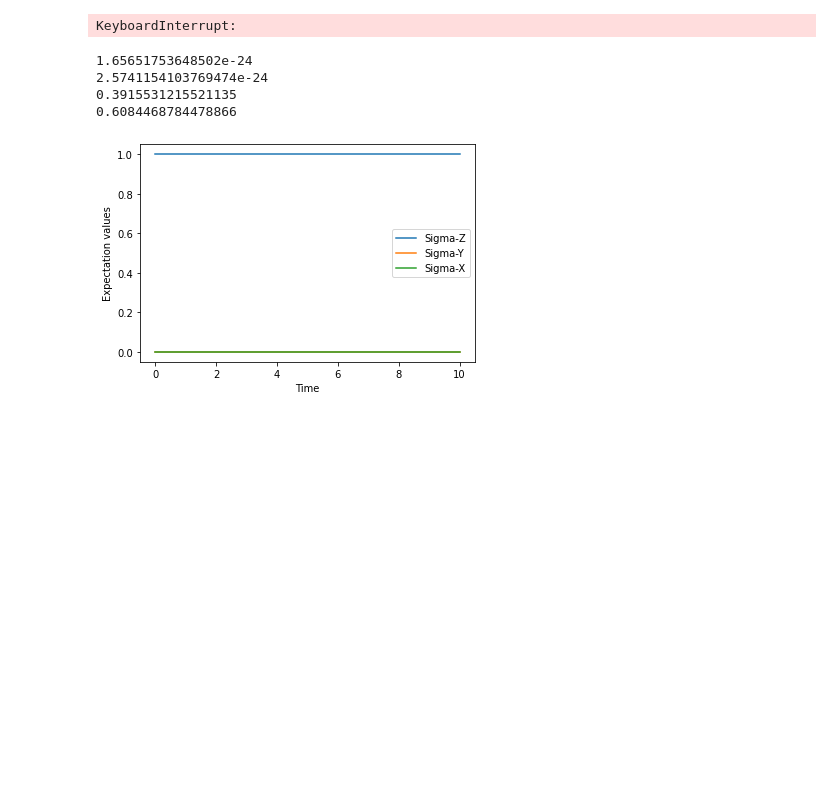
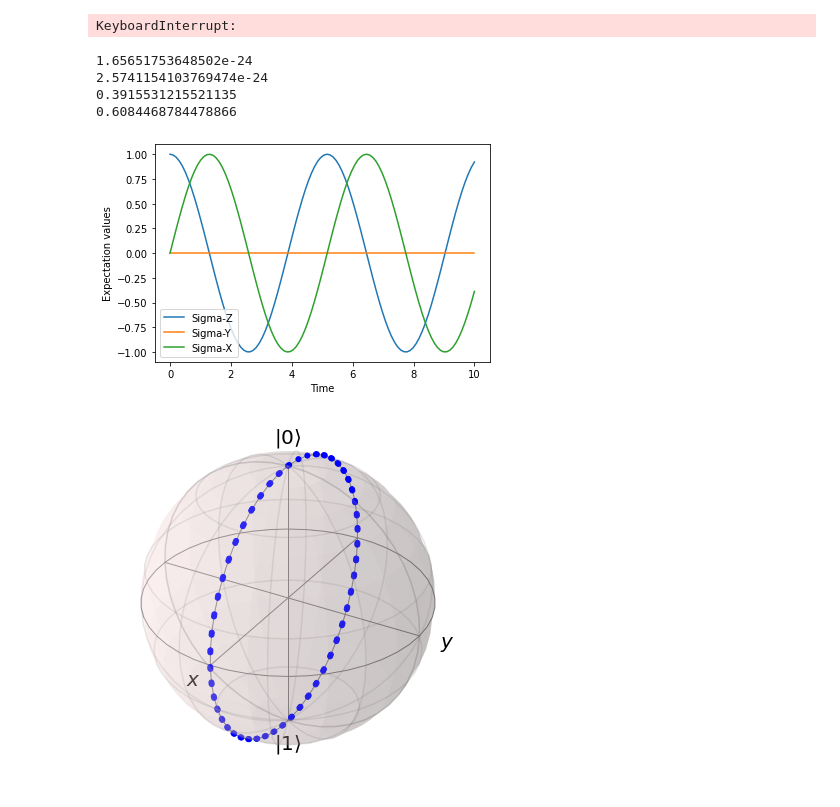
Before and after one commit to LeonG69/MRes, a Jupyter notebook: testing.ipynb, the cells around one changed output. Cells and saved outputs as stored; diff of their text form; code cells hidden in the pictures; blank space fills up the shorter version.

```diff
--- a/testing.ipynb
+++ b/testing.ipynb
@@ -154,36 +154,50 @@ tsep = 1 #seperation between pulses
 
 print(hbar*omega*0.5)
 print(C_c*0.002*np.sqrt(hbar * omega * (1/(2*C))))
 
 a1 = hbar*omega*0.5
 a2 = C_c*0.002*np.sqrt(hbar * omega * (1/(2*C)))
 
 c1 = a1/(a1+a2)
 c2 = a2/(a1+a2)
 
 print(c1)
 print(c2)
 
 #H = c2*sigmay() + c1*(qeye(2)-sigmaz())
-H = c1*(qeye(2)-sigmaz())
+#H = c1*(qeye(2)-sigmaz())
+H = c2*sigmay()
 
-psi0 = basis(2, 0)
+psi0 = basis(2, 0) # |0>
+#psi0 = basis(2, 0) + (1+0j)*qutip.basis(2, 1) # |+>
 times = np.linspace(0.0, 10.0, 100)
 result = sesolve(H, psi0, times, [sigmaz(), sigmay(),sigmax()])
 fig, ax = plt.subplots()
 ax.plot(result.times, result.expect[0])
 ax.plot(result.times, result.expect[1])
 ax.plot(result.times, result.expect[2])
 ax.set_xlabel('Time')
 ax.set_ylabel('Expectation values')
 ax.legend(("Sigma-Z", "Sigma-Y","Sigma-X"))
 plt.show()
+
+exp_z = result.expect[0]
+exp_y = result.expect[1]
+exp_x = result.expect[2]
+
+b = qutip.Bloch()
+b.make_sphere()
+pnts = [exp_x,exp_y,exp_z]
+b.add_points(pnts)
+b.render()
+b.show()
 # %% [output]
 1.65651753648502e-24
 2.5741154103769474e-24
 0.3915531215521135
 0.6084468784478866
-[figure, old version]
+[figure, new version]
+[figure, added]
 # %%
 H0 = c1*(qeye(2)-sigmaz())
 H1 = c2*sigmay()
```
Also changed, not shown: parts of 5 cells of this notebook, 1 other file.
